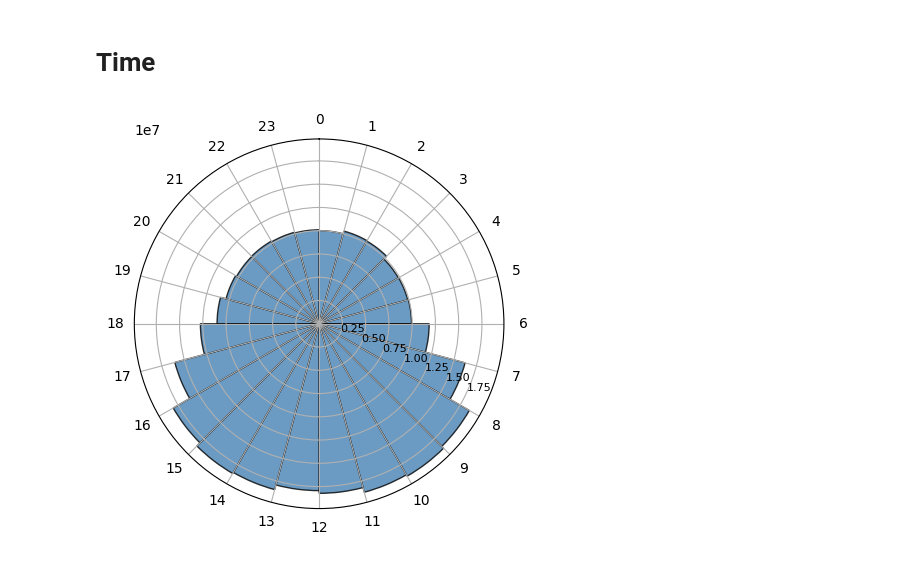
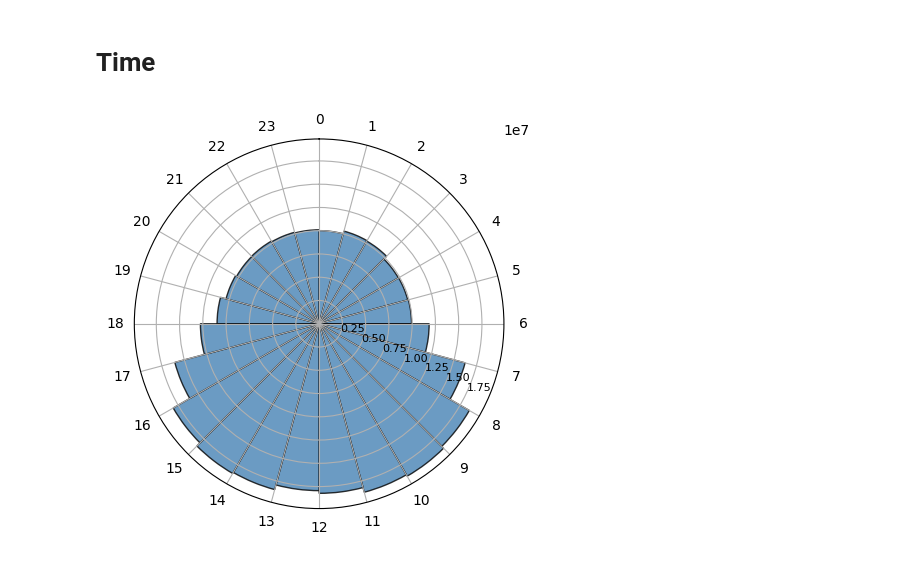
Before and after one commit to Tarun-Rajan99/MSc-Project, a Jupyter notebook: 04_code/feature_construction/feature_selection.ipynb, the cells around one changed output. Cells and saved outputs as stored; diff of their text form; code cells hidden in the pictures.

Commit message:
update time plot to have 1e7 on top right

```diff
--- a/04_code/feature_construction/feature_selection.ipynb
+++ b/04_code/feature_construction/feature_selection.ipynb
@@ -186,30 +186,33 @@ df = df.with_columns(
 # %%
 # Distribution of auth events per user by time of day
 n_bins = 24
 width = (2 * np.pi)/n_bins
 
 rose = (df
         .with_columns(bin = (pl.col('theta') / width).floor().cast(pl.Int32))
         .with_columns(bin = pl.col('bin') % n_bins)
         .group_by('bin')
         .agg(count = pl.len())
 )
 
 counts = np.zeros(n_bins)
 counts[rose['bin'].to_numpy()] = rose['count'].to_numpy()
 
 centres = (np.arange(n_bins) + 0.5) * width
 
 fig, ax = plt.subplots(subplot_kw={"projection": "polar"})
 ax.bar(centres, counts, width=width, bottom=0.0,
        align="center", edgecolor="k", alpha=0.8, color = 'steelblue')
 
 ax.set_theta_zero_location("N")
 ax.set_theta_direction(-1)
 ax.set_xticks(np.arange(24) / 24 * 2 * np.pi)
 ax.set_xticklabels(range(24))
 ax.set_rlabel_position(115)
 ax.tick_params(axis='y', color='#2F4F4F', labelsize=8)
+
+offset_text = ax.yaxis.get_offset_text()
+offset_text.set_position((1, -100))
 plt.show()
 # %% [output]
-[figure, old version]
+[figure, new version]
```
